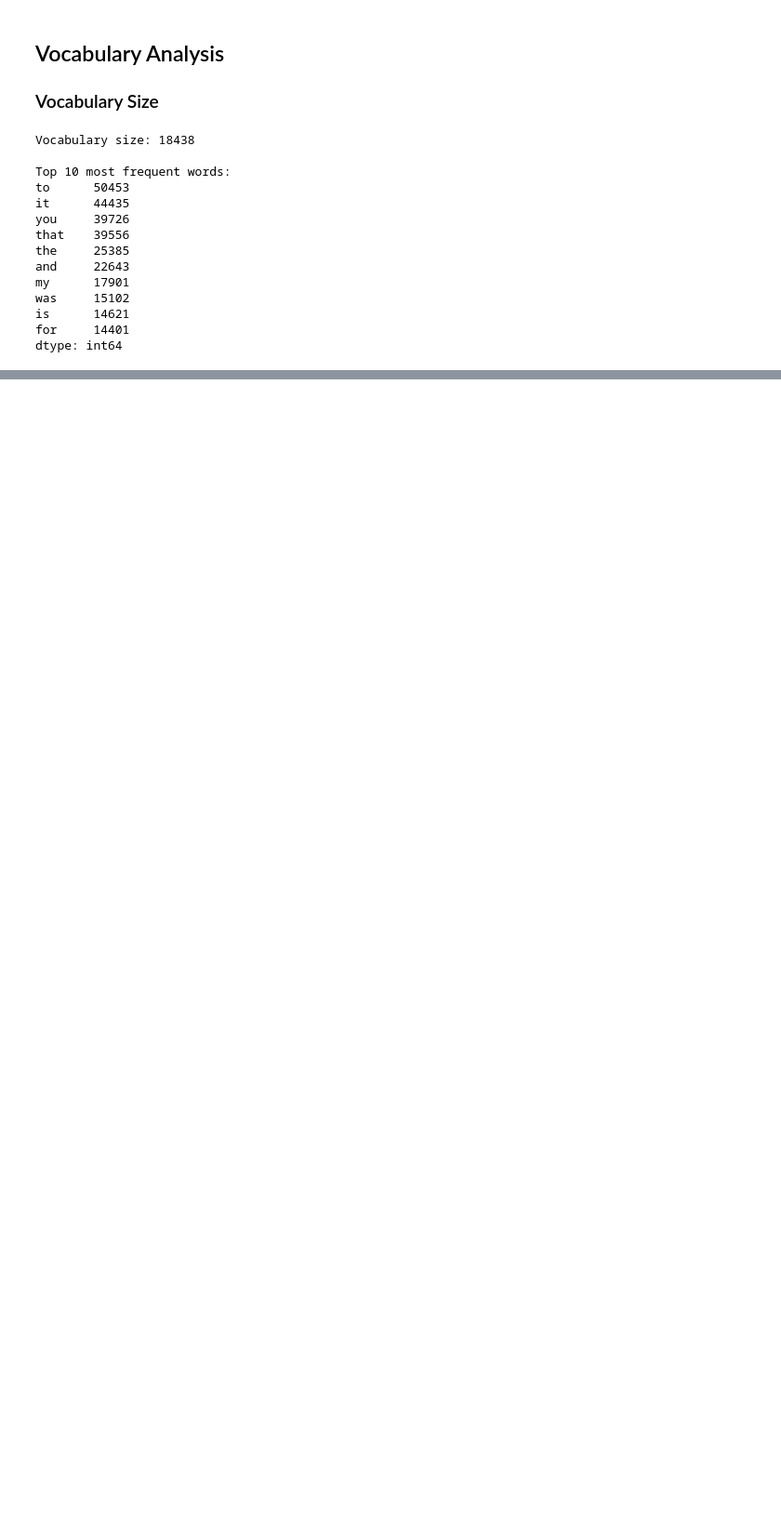
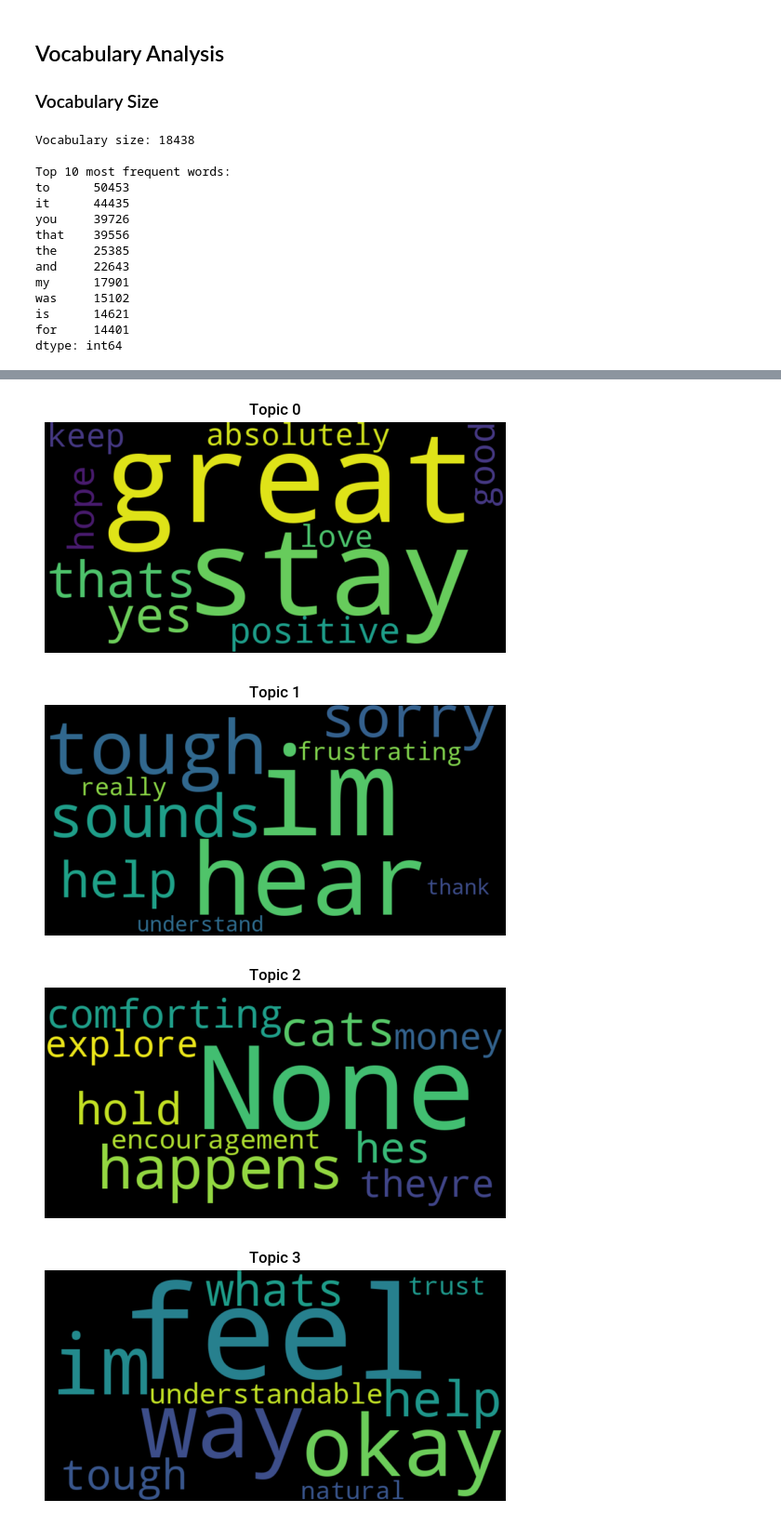
Before and after one commit to CallMeL/Empathetic-Dialogue-System, a Jupyter notebook: src/EDA/eda-gptdata.ipynb, the cells around one changed output, grey strips where cells are left out. Shown at 93% size. Drawn from its saved outputs; the diff is of its cells as text; code cells hidden in the pictures; blank space fills up the shorter version.

```diff
--- a/src/EDA/eda-gptdata.ipynb
+++ b/src/EDA/eda-gptdata.ipynb
@@ -163,0 +297,27 @@ dtype: int64
+# %%
+# human -> question
+human = df['cleaned_human_message'].astype(str)
+
+# bot -> answer
+bot = df['cleaned_bot_message'].astype(str)
+# %%
+processed_h = human.apply(preprocess)
+processed_b = bot.apply(preprocess)
+# %%
+dictionary_h = corpora.Dictionary(processed_h)
+dictionary_b = corpora.Dictionary(processed_b)
+
+corpus_h = [dictionary_h.doc2bow(doc) for doc in processed_h]
+corpus_b = [dictionary_b.doc2bow(doc) for doc in processed_b]
+# %%
+lda_model_h = LdaModel(corpus=corpus_h, id2word=dictionary_h, num_topics=5, passes=10, random_state=42)
+
+print("Human Topics:")
+for idx, topic in lda_model_h.print_topics(-1):
+    print(f"Topic {idx}: {topic}")
+
+lda_model_b = LdaModel(corpus=corpus_b, id2word=dictionary_b, num_topics=5, passes=10, random_state=42)
+
+print("\nBot Topics:")
+for idx, topic in lda_model_b.print_topics(-1):
+    print(f"Topic {idx}: {topic}")
@@ -163,0 +423,16 @@ dtype: int64
+# %%
+import matplotlib.pyplot as plt
+from wordcloud import WordCloud
+
+for idx, topic in lda_model_h.show_topics(num_topics=5, formatted=False):
+    wordcloud = WordCloud(width=800, height=400).generate_from_frequencies(dict(topic))
+    plt.figure()
+    plt.imshow(wordcloud, interpolation="bilinear")
+    plt.axis('off')
+    plt.title(f'Topic {idx}')
+    plt.show()
+# %% [output]
+[figure, added]
+[figure, added]
+[figure, added]
+[figure, added]
```
Also changed, not shown: parts of 24 cells of this notebook.
